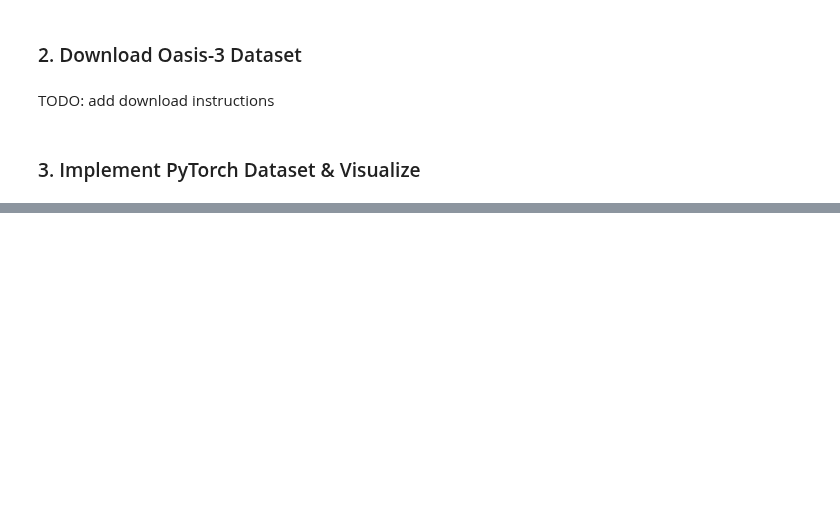
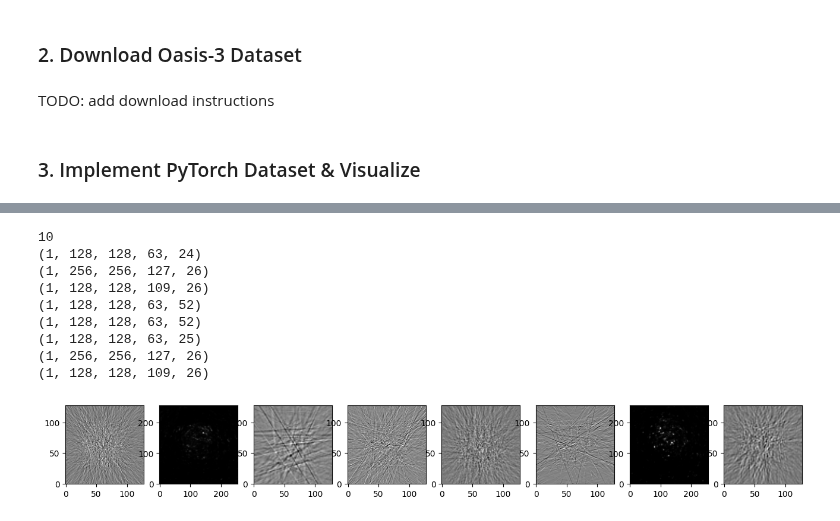
Before and after one commit to KnightTec/mlmi-project, a Jupyter notebook: oasis_3.ipynb, the cells around one changed output, grey strips where cells are left out. Saved outputs shown, nothing was run; the diff lists cells and outputs as text; code cells hidden in the pictures; blank space fills up the shorter version.

```diff
--- a/oasis_3.ipynb
+++ b/oasis_3.ipynb
@@ -112,0 +145,33 @@ TODO: add download instructions
+# %%
+from datasets.oasis import Oasis3PETDataset
+
+dataset = Oasis3PETDataset("spreadsheets/oasis/oasis_3_pet_sessions.csv", "data/oasis/pet_sessions/")
+
+print(len(dataset))
+
+import random
+import matplotlib.pyplot as plt
+
+plt.figure(figsize=(16, 16))
+
+for sample_index in range(8):
+    sample_data = dataset[sample_index]  # Get the i-th sample and its label
+    print(sample_data.shape)
+    half = int(sample_data.shape[3] / 2)
+    mri_sample_slice = sample_data[0, :, :, half, 0]
+
+    plt.subplot(1, 8, sample_index+1)  # Create a subplot for each sample
+    plt.imshow(mri_sample_slice.T, cmap='gray', origin='lower')
+
+plt.show()
+# %% [output]
+10
+(1, 128, 128, 63, 24)
+(1, 256, 256, 127, 26)
+(1, 128, 128, 109, 26)
+(1, 128, 128, 63, 52)
+(1, 128, 128, 63, 52)
+(1, 128, 128, 63, 25)
+(1, 256, 256, 127, 26)
+(1, 128, 128, 109, 26)
+[figure, added]
```
Also changed, not shown: parts of 5 cells of this notebook, 1 other file.
